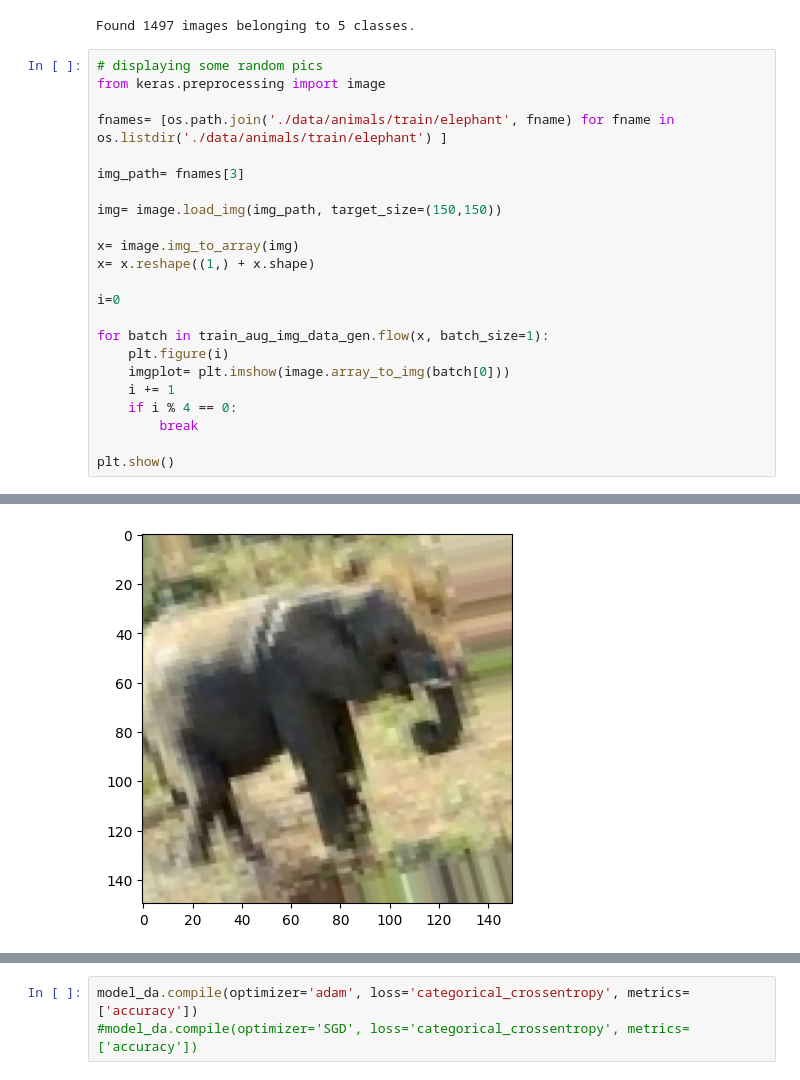
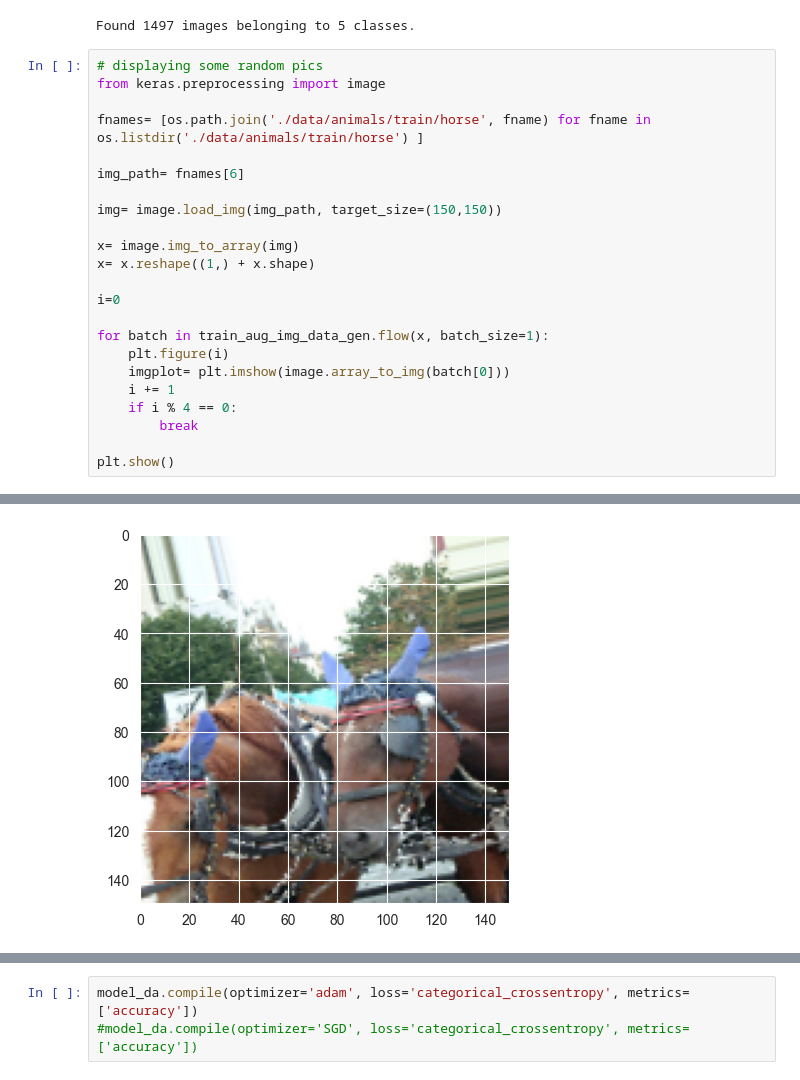
Before and after one commit to quantum-insights/DSM150_CNN, a Jupyter notebook: cnn.ipynb, the cells around one changed output, grey strips where cells are left out. Drawn from its saved outputs; the diff is of its cells as text.

```diff
--- a/cnn.ipynb
+++ b/cnn.ipynb
@@ -493,9 +654,9 @@ Found 1497 images belonging to 5 classes.
 # displaying some random pics
 from keras.preprocessing import image
 
-fnames= [os.path.join('./data/animals/train/elephant', fname) for fname in os.listdir('./data/animals/train/elephant') ]
+fnames= [os.path.join('./data/animals/train/horse', fname) for fname in os.listdir('./data/animals/train/horse') ]
 
-img_path= fnames[3]
+img_path= fnames[6]
 
 img= image.load_img(img_path, target_size=(150,150))
 
@@ -519,4 +680,4 @@ plt.show()
-[figure, old version]
+[figure, new version]
 # %%
 from tensorflow.keras import regularizers
 
```
Also changed, not shown: parts of 71 cells of this notebook.
